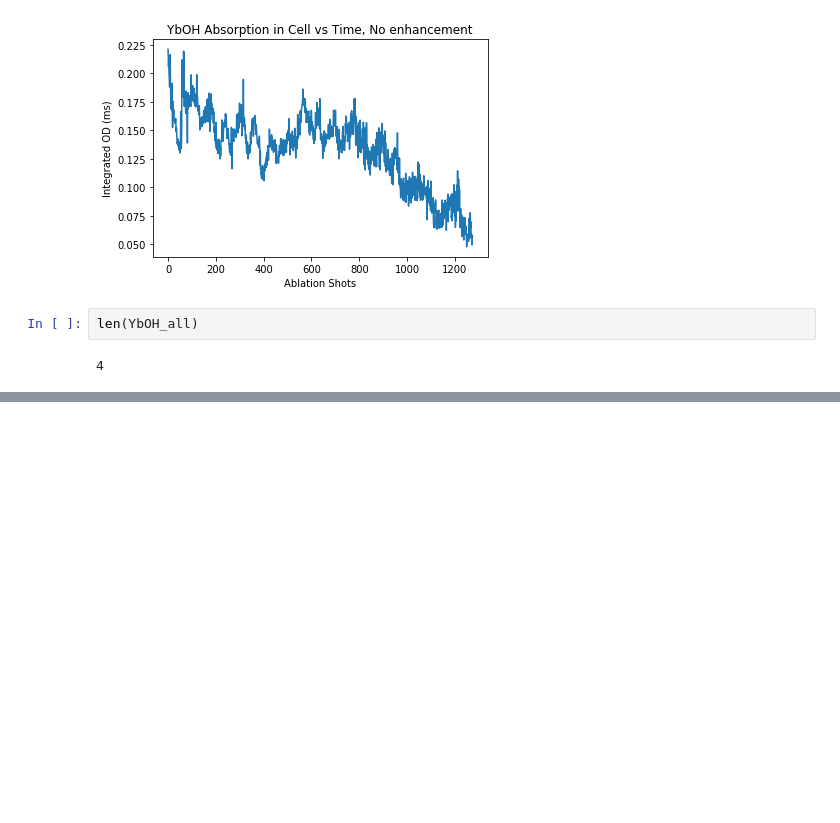
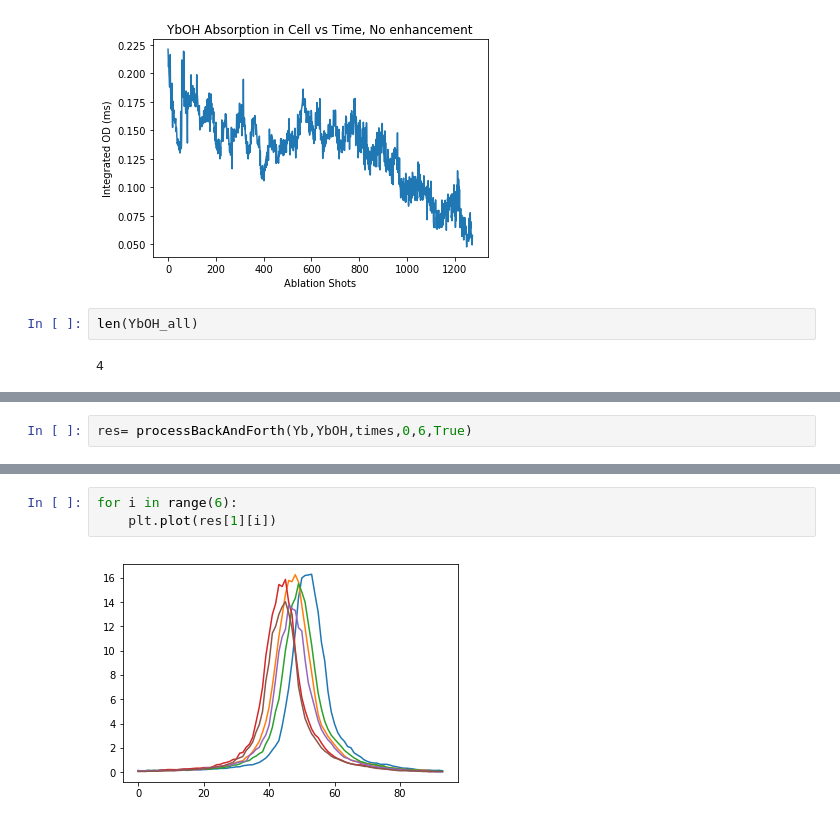
Before and after one commit to HutzlerLab/Enhancement-Analysis, a Jupyter notebook: 20190228_Chirp_Analysis.ipynb, the cells around one changed output, grey strips where cells are left out. Drawn from its saved outputs; the diff is of its cells as text; blank space fills up the shorter version.

```diff
--- a/20190228_Chirp_Analysis.ipynb
+++ b/20190228_Chirp_Analysis.ipynb
@@ -102,0 +229,2 @@ len(YbOH_all)
+# %%
+res= processBackAndForth(Yb,YbOH,times,0,6,True)
@@ -102,0 +240,5 @@ len(YbOH_all)
+# %%
+for i in range(6):
+    plt.plot(res[1][i])
+# %% [output]
+[figure, added]
```
Also changed, not shown: parts of 18 cells of this notebook, 6 other files.
